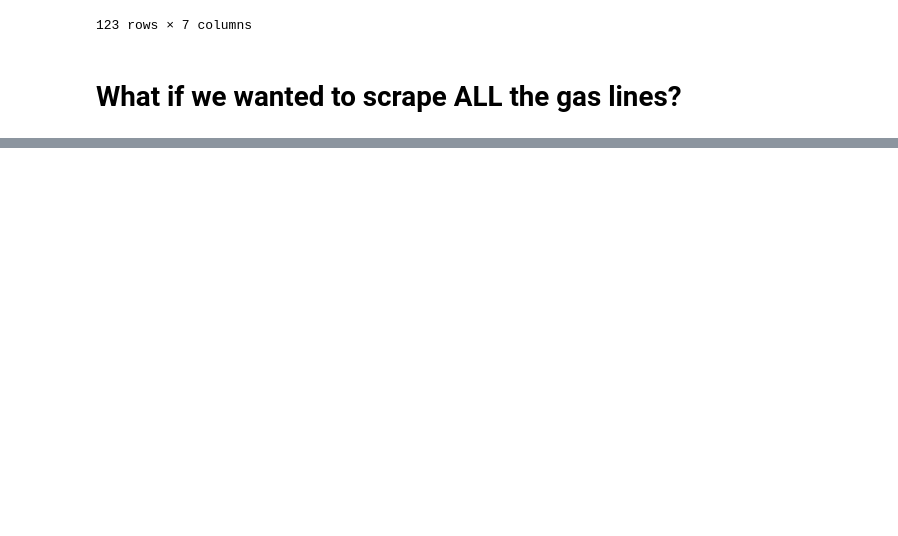
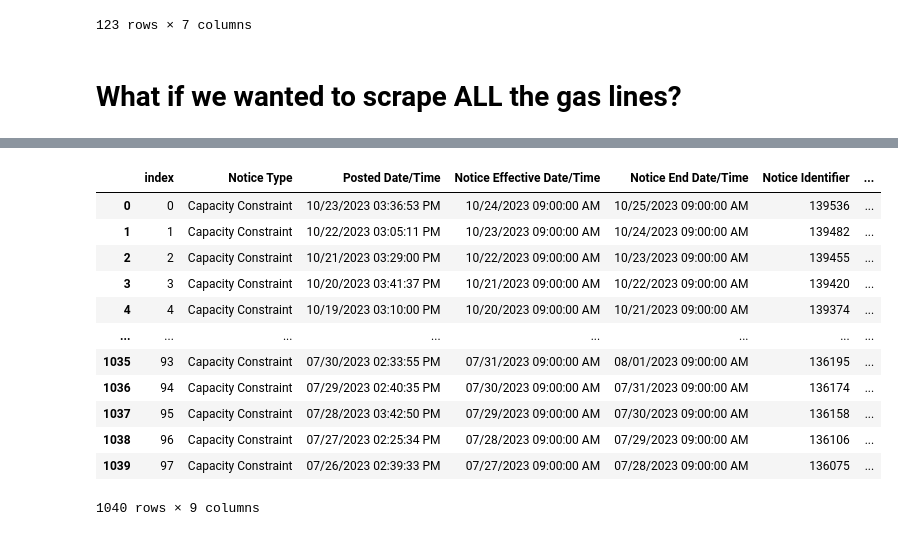
Before and after one commit to sajinashresthacoding/2023-advanced-scraping, a Jupyter notebook: wk-1-static-url-BLANK.ipynb, the cells around one changed output, grey strips where cells are left out. Cells and saved outputs as stored; diff of their text form; code cells hidden in the pictures; blank space fills up the shorter version.

```diff
--- a/wk-1-static-url-BLANK.ipynb
+++ b/wk-1-static-url-BLANK.ipynb
@@ -74,0 +258,16 @@ df
+# %%
+final_df
+# %% [output]
+|  | index | Notice Type | Posted Date/Time | Notice Effective Date/Time | Notice End Date/Time | Notice Identifier | ... |
+| 0 | 0 | Capacity Constraint | 10/23/2023 03:36:53 PM | 10/24/2023 09:00:00 AM | 10/25/2023 09:00:00 AM | 139536 | ... |
+| 1 | 1 | Capacity Constraint | 10/22/2023 03:05:11 PM | 10/23/2023 09:00:00 AM | 10/24/2023 09:00:00 AM | 139482 | ... |
+| 2 | 2 | Capacity Constraint | 10/21/2023 03:29:00 PM | 10/22/2023 09:00:00 AM | 10/23/2023 09:00:00 AM | 139455 | ... |
+| 3 | 3 | Capacity Constraint | 10/20/2023 03:41:37 PM | 10/21/2023 09:00:00 AM | 10/22/2023 09:00:00 AM | 139420 | ... |
+| 4 | 4 | Capacity Constraint | 10/19/2023 03:10:00 PM | 10/20/2023 09:00:00 AM | 10/21/2023 09:00:00 AM | 139374 | ... |
+| ... | ... | ... | ... | ... | ... | ... | ... |
+| 1035 | 93 | Capacity Constraint | 07/30/2023 02:33:55 PM | 07/31/2023 09:00:00 AM | 08/01/2023 09:00:00 AM | 136195 | ... |
+| 1036 | 94 | Capacity Constraint | 07/29/2023 02:40:35 PM | 07/30/2023 09:00:00 AM | 07/31/2023 09:00:00 AM | 136174 | ... |
+| 1037 | 95 | Capacity Constraint | 07/28/2023 03:42:50 PM | 07/29/2023 09:00:00 AM | 07/30/2023 09:00:00 AM | 136158 | ... |
+| 1038 | 96 | Capacity Constraint | 07/27/2023 02:25:34 PM | 07/28/2023 09:00:00 AM | 07/29/2023 09:00:00 AM | 136106 | ... |
+| 1039 | 97 | Capacity Constraint | 07/26/2023 02:39:33 PM | 07/27/2023 09:00:00 AM | 07/28/2023 09:00:00 AM | 136075 | ... |
+1040 rows × 9 columns
```
Also changed, not shown: parts of 17 cells of this notebook.
